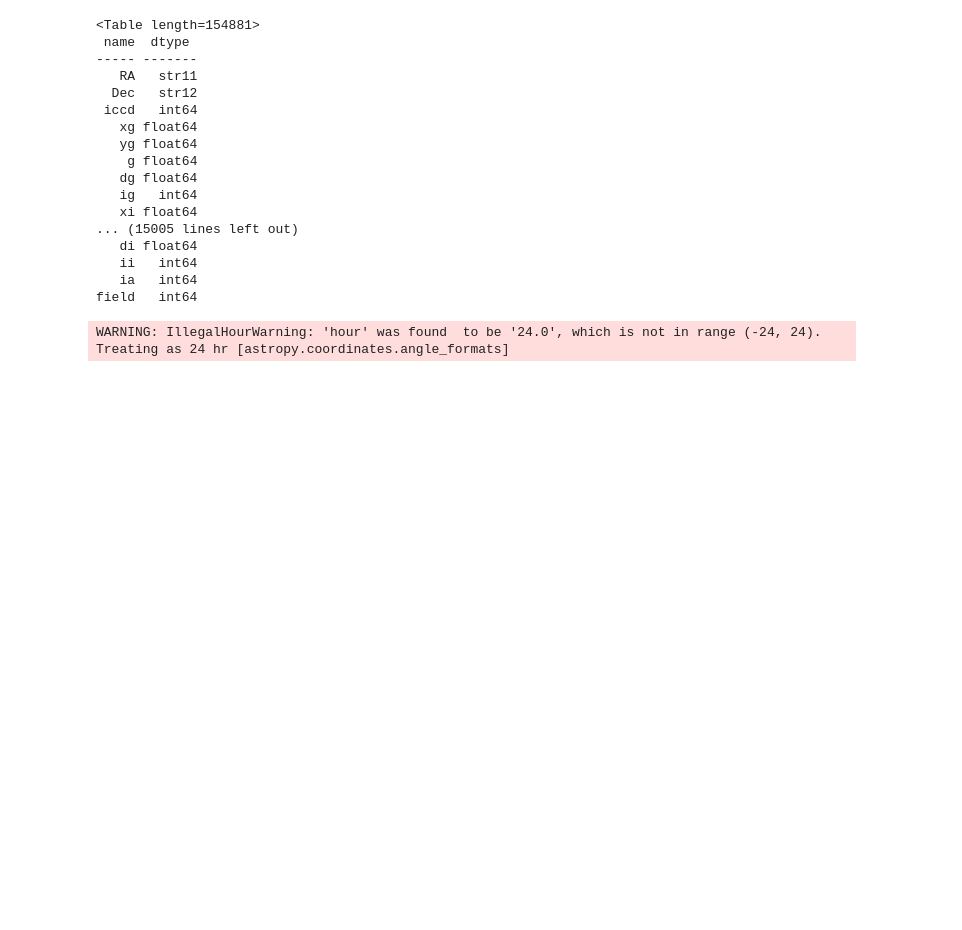
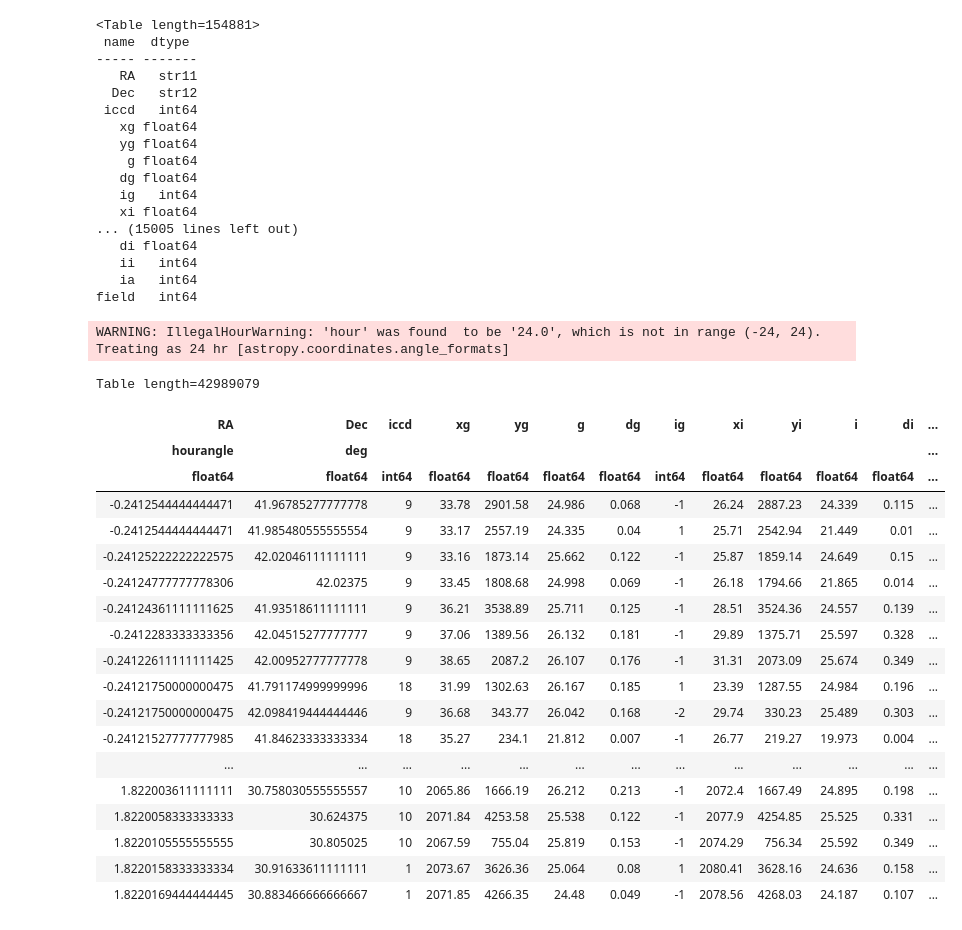
Before and after one commit to mardom/HSS, a Jupyter notebook: HSS@Pandas.ipynb, the cells around one changed output. Saved outputs shown, nothing was run; the diff lists cells and outputs as text; code cells hidden in the pictures; blank space fills up the shorter version.

```diff
--- a/HSS@Pandas.ipynb
+++ b/HSS@Pandas.ipynb
@@ -131,4 +131,27 @@ stars_nd
 
 with open('mypandasstars.pickle', 'wb') as f:
     pickle.dump(stars_nd, f)
+# %%
+stars_nd
+# %% [output]
+Table length=42989079
+| RA | Dec | iccd | xg | yg | g | dg | ig | xi | yi | i | di | ... |
+| hourangle | deg |  |  |  |  |  |  |  |  |  |  | ... |
+| float64 | float64 | int64 | float64 | float64 | float64 | float64 | int64 | float64 | float64 | float64 | float64 | ... |
+| -0.2412544444444471 | 41.96785277777778 | 9 | 33.78 | 2901.58 | 24.986 | 0.068 | -1 | 26.24 | 2887.23 | 24.339 | 0.115 | ... |
+| -0.2412544444444471 | 41.985480555555554 | 9 | 33.17 | 2557.19 | 24.335 | 0.04 | 1 | 25.71 | 2542.94 | 21.449 | 0.01 | ... |
+| -0.24125222222222575 | 42.02046111111111 | 9 | 33.16 | 1873.14 | 25.662 | 0.122 | -1 | 25.87 | 1859.14 | 24.649 | 0.15 | ... |
+| -0.24124777777778306 | 42.02375 | 9 | 33.45 | 1808.68 | 24.998 | 0.069 | -1 | 26.18 | 1794.66 | 21.865 | 0.014 | ... |
+| -0.24124361111111625 | 41.93518611111111 | 9 | 36.21 | 3538.89 | 25.711 | 0.125 | -1 | 28.51 | 3524.36 | 24.557 | 0.139 | ... |
+| -0.2412283333333356 | 42.04515277777777 | 9 | 37.06 | 1389.56 | 26.132 | 0.181 | -1 | 29.89 | 1375.71 | 25.597 | 0.328 | ... |
+| -0.24122611111111425 | 42.00952777777778 | 9 | 38.65 | 2087.2 | 26.107 | 0.176 | -1 | 31.31 | 2073.09 | 25.674 | 0.349 | ... |
+| -0.24121750000000475 | 41.791174999999996 | 18 | 31.99 | 1302.63 | 26.167 | 0.185 | 1 | 23.39 | 1287.55 | 24.984 | 0.196 | ... |
+| -0.24121750000000475 | 42.098419444444446 | 9 | 36.68 | 343.77 | 26.042 | 0.168 | -2 | 29.74 | 330.23 | 25.489 | 0.303 | ... |
+| -0.24121527777777985 | 41.84623333333334 | 18 | 35.27 | 234.1 | 21.812 | 0.007 | -1 | 26.77 | 219.27 | 19.973 | 0.004 | ... |
+| ... | ... | ... | ... | ... | ... | ... | ... | ... | ... | ... | ... | ... |
+| 1.822003611111111 | 30.758030555555557 | 10 | 2065.86 | 1666.19 | 26.212 | 0.213 | -1 | 2072.4 | 1667.49 | 24.895 | 0.198 | ... |
+| 1.8220058333333333 | 30.624375 | 10 | 2071.84 | 4253.58 | 25.538 | 0.122 | -1 | 2077.9 | 4254.85 | 25.525 | 0.331 | ... |
+| 1.8220105555555555 | 30.805025 | 10 | 2067.59 | 755.04 | 25.819 | 0.153 | -1 | 2074.29 | 756.34 | 25.592 | 0.349 | ... |
+| 1.8220158333333334 | 30.91633611111111 | 1 | 2073.67 | 3626.36 | 25.064 | 0.08 | 1 | 2080.41 | 3628.16 | 24.636 | 0.158 | ... |
+| 1.8220169444444445 | 30.883466666666667 | 1 | 2071.85 | 4266.35 | 24.48 | 0.049 | -1 | 2078.56 | 4268.03 | 24.187 | 0.107 | ... |
 # %%
```
Also changed, not shown: parts of 12 cells of this notebook.
